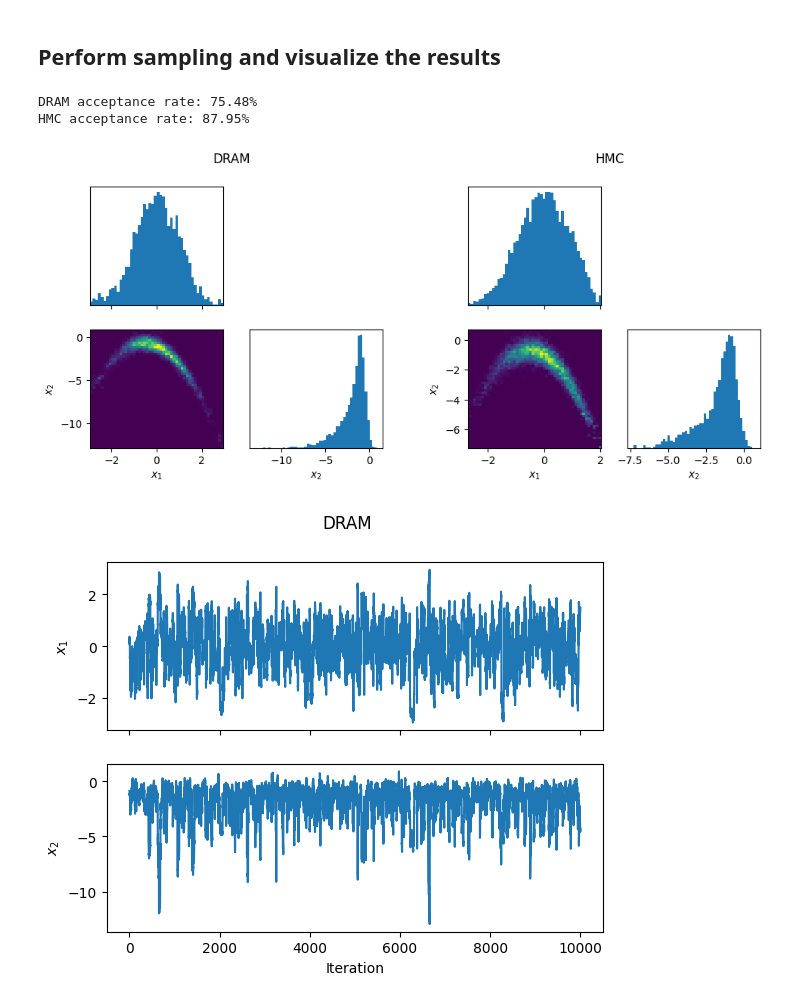
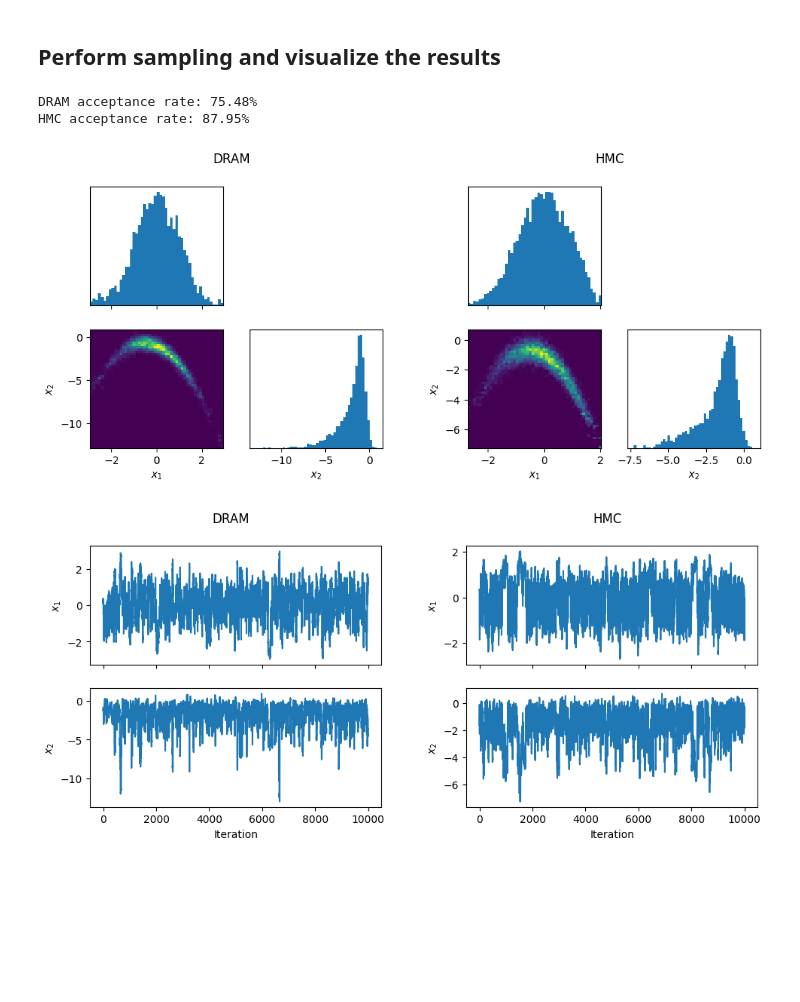
Before and after one commit to ngalioto/mcmc-samplers, a Jupyter notebook: examples/banana.ipynb, the cells around one changed output. Drawn from its saved outputs; the diff is of its cells as text; code cells hidden in the pictures; blank space fills up the shorter version.

```diff
--- a/examples/banana.ipynb
+++ b/examples/banana.ipynb
@@ -100,25 +100,34 @@ hmc = HamiltonianMonteCarlo(
 # %%
 samplers = [dram, hmc]
 titles = ['DRAM', 'HMC']
 labels = ['$x_1$', '$x_2$']
 
 results = []
 for sampler, title in zip(samplers, titles):
     samples, log_probs = sampler(num_samples)
     print(f'{title} acceptance rate: {100*sampler.acceptance_ratio:.2f}%')
     results.append(samples)
 
 # Joint and marginal histograms, side by side
 fig = plt.figure(figsize=(10, 4.5))
 for subfig, samples, title in zip(fig.subfigures(1, 2), results, titles):
     SampleVisualizer(samples).triangular_hist(bins=50, labels=labels, titles=[title], fig=subfig)
 
+# Chain traces, side by side
+fig = plt.figure(figsize=(10, 4.5))
+for subfig, samples, title in zip(fig.subfigures(1, 2), results, titles):
+    SampleVisualizer(samples).chains(labels=labels, titles=[title], fig=subfig)
+
+# Autocorrelation of both methods on one plot
+axs = None
 for samples, title in zip(results, titles):
-    SampleVisualizer(samples).chains(labels=labels, titles=[title])
+    _, (axs,) = SampleVisualizer(samples).autocorrelation(
+        max_lag=100, labels=labels, titles=['Autocorrelation'], axs=axs, label=title
+    )
 
 plt.show()
 # %% [output]
 DRAM acceptance rate: 75.48%
 HMC acceptance rate: 87.95%
 [figure]
-[figure, old version]
+[figure, new version]
```
Also changed, not shown: parts of 1 cell of this notebook, 2 other files.
